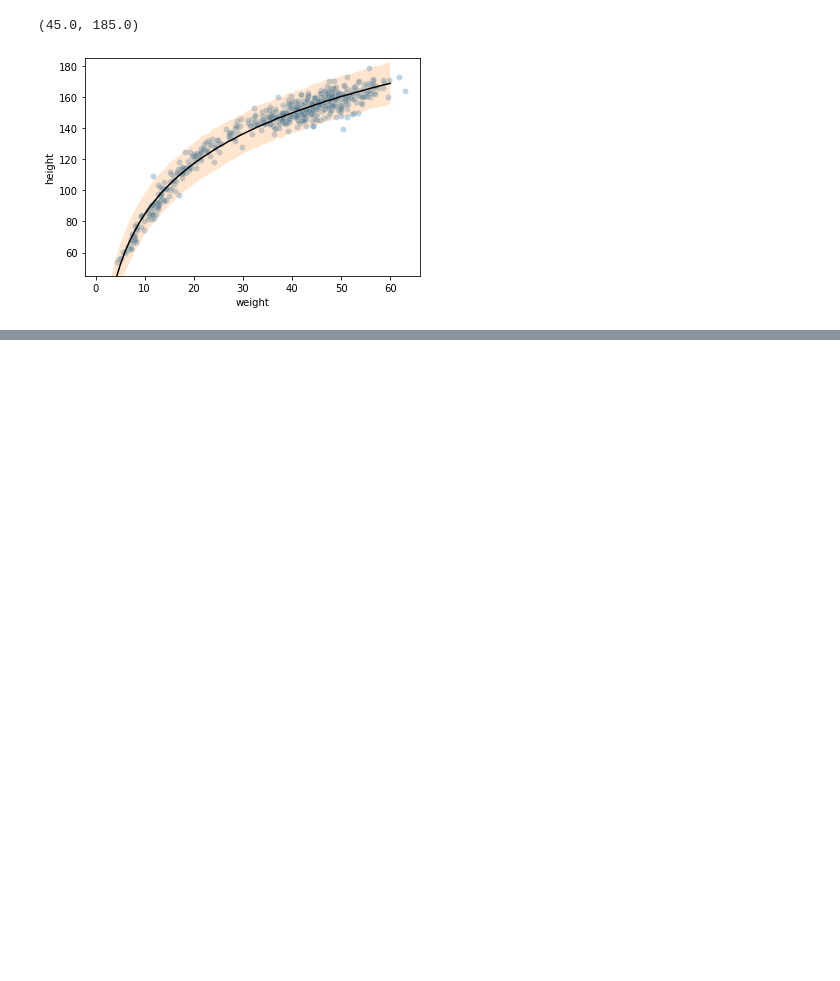
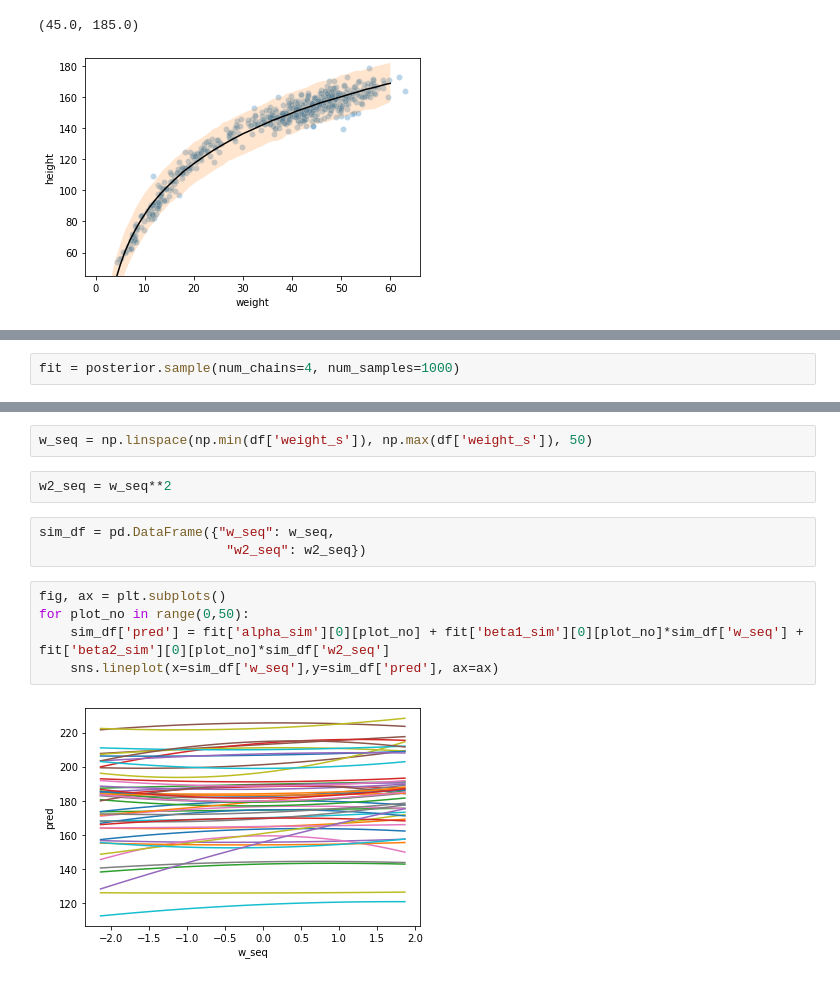
Before and after one commit to JimmyClowes/rethinking, a Jupyter notebook: notebooks/week_02.ipynb, the cells around one changed output, grey strips where cells are left out. Drawn from its saved outputs; the diff is of its cells as text; blank space fills up the shorter version.

```diff
--- a/notebooks/week_02.ipynb
+++ b/notebooks/week_02.ipynb
@@ -218,0 +276,2 @@ plt.ylim(45, 185)
+# %%
+fit = posterior.sample(num_chains=4, num_samples=1000)
@@ -218,0 +310,14 @@ plt.ylim(45, 185)
+# %%
+w_seq = np.linspace(np.min(df['weight_s']), np.max(df['weight_s']), 50)
+# %%
+w2_seq = w_seq**2
+# %%
+sim_df = pd.DataFrame({"w_seq": w_seq,
+                        "w2_seq": w2_seq})
+# %%
+fig, ax = plt.subplots()
+for plot_no in range(0,50):
+    sim_df['pred'] = fit['alpha_sim'][0][plot_no] + fit['beta1_sim'][0][plot_no]*sim_df['w_seq'] + fit['beta2_sim'][0][plot_no]*sim_df['w2_seq']
+    sns.lineplot(x=sim_df['w_seq'],y=sim_df['pred'], ax=ax)
+# %% [output]
+[figure, added]
```
Also changed, not shown: parts of 12 cells of this notebook.
